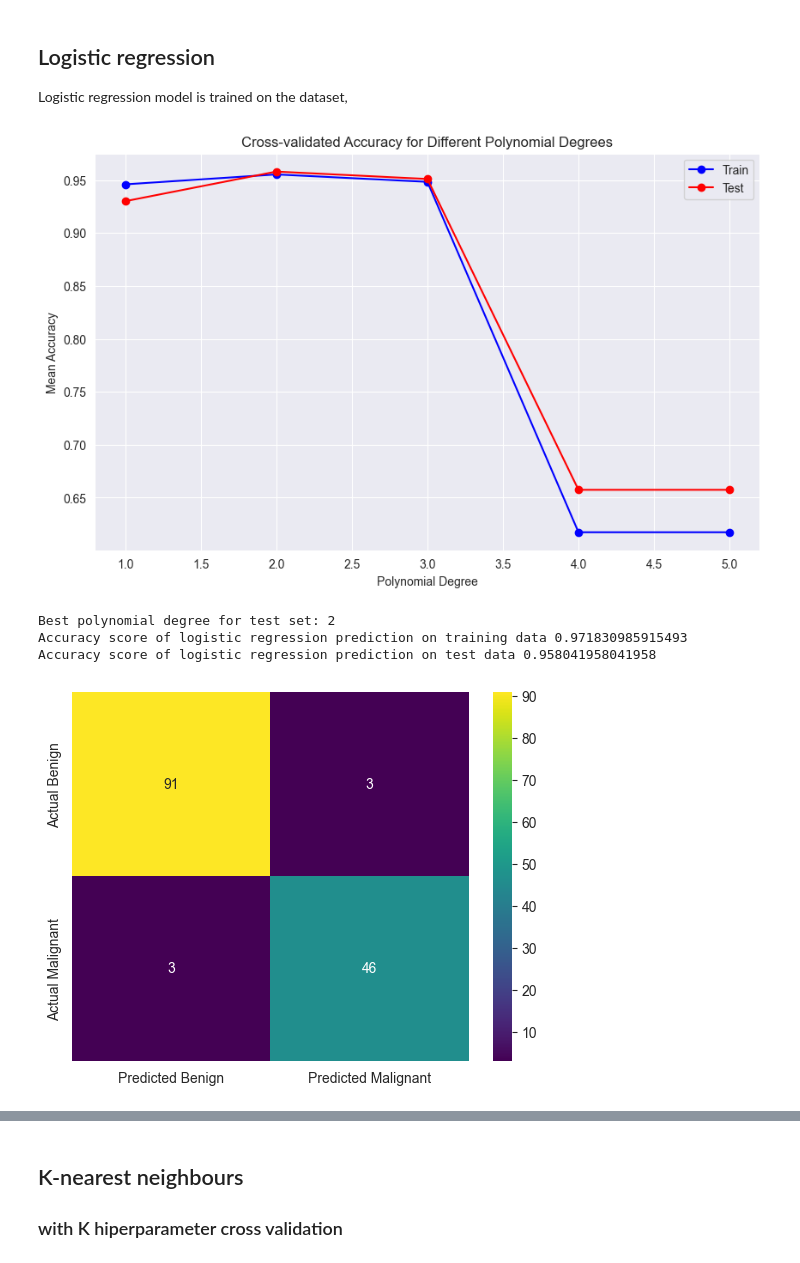
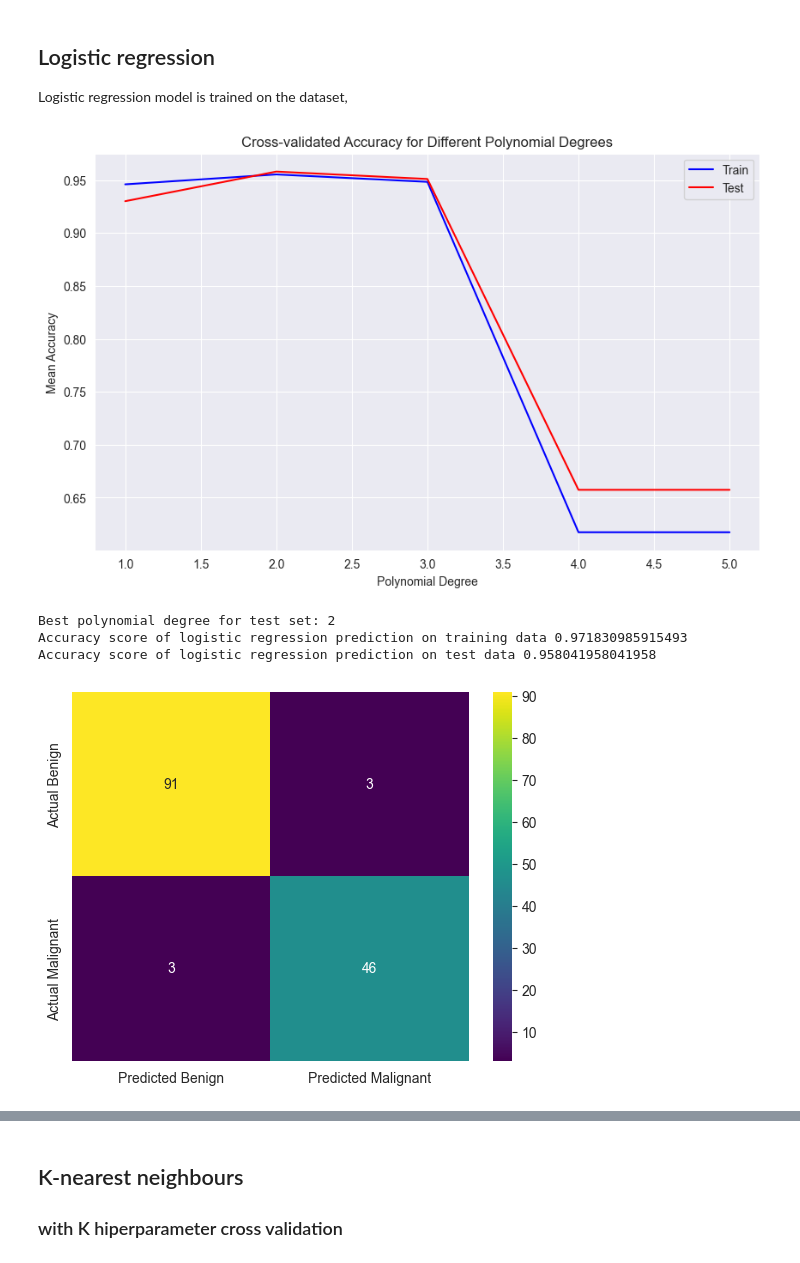
Before and after one commit to matijapavlovic8/breast-cancer-classification, a Jupyter notebook: breast-cancer-classification.ipynb, the cells around one changed output, grey strips where cells are left out. Drawn from its saved outputs; the diff is of its cells as text; code cells hidden in the pictures.

```diff
--- a/breast-cancer-classification.ipynb
+++ b/breast-cancer-classification.ipynb
@@ -366,6 +366,7 @@ X = replication_dataset.drop('diagnosis', axis=1)
 y = replication_dataset['diagnosis']
 
 X_train, X_test, y_train, y_test = train_test_split(X, y, train_size=0.75, test_size=0.25, random_state=13)
+acc_table_tr, acc_table_ts = [], []
 # %% [markdown]
 ## Logistic regression
 
@@ -410,43 +411,43 @@ for degree in degree_values:
 
 
 plt.figure(figsize=(10, 6))
-plt.plot(degree_values, mean_scores_train, marker='o', linestyle='-', color='b', label='Train')
-plt.plot(degree_values, mean_scores_test, marker='o', linestyle='-', color='r', label='Test')
+plt.plot(degree_values, mean_scores_train, color='b', label='Train')
+plt.plot(degree_values, mean_scores_test, color='r', label='Test')
 plt.title('Cross-validated Accuracy for Different Polynomial Degrees')
 plt.xlabel('Polynomial Degree')
 plt.ylabel('Mean Accuracy')
 plt.legend()
 plt.grid(True)
 plt.show()
 
 print(f"Best polynomial degree for test set: {best_degree}")
 
 lr = LogisticRegression()
 lr.fit(PolynomialFeatures(degree=best_degree).fit_transform(X_train), y_train)
 
 y_pred_tr = lr.predict(PolynomialFeatures(degree=best_degree).fit_transform(X_train))
 print(f'Accuracy score of logistic regression prediction on training data {accuracy_score(y_train, y_pred_tr)}')
-
+acc_table_tr.append(accuracy_score(y_train, y_pred_tr))
 y_pred = lr.predict(PolynomialFeatures(degree=best_degree).fit_transform(X_test))
 print(f'Accuracy score of logistic regression prediction on test data {accuracy_score(y_test, y_pred)}')
-
+acc_table_ts.append(accuracy_score(y_test, y_pred))
 conf_matrix = confusion_matrix(y_test, y_pred, labels=['B', 'M'])
 
 cm_heatmap_lr = sns.heatmap(conf_matrix, annot=True, fmt="d", cmap="viridis", cbar=True,
                          xticklabels=['Predicted Benign', 'Predicted Malignant'],
                          yticklabels=['Actual Benign', 'Actual Malignant'])
 plt.show()
 
 y_pred_proba = lr.predict_proba(PolynomialFeatures(degree=best_degree).fit_transform(X_test))[::,1]
 fpr, tpr, _ = metrics.roc_curve(y_test, y_pred_proba, pos_label='M')
 auc = metrics.roc_auc_score(y_test, y_pred_proba)
 plt.plot(fpr, tpr)
 plt.title("AUC/ROC curve")
 plt.xlabel("False positive rate")
 plt.ylabel("True positive rate")
 plt.show()
 # %% [output]
-[figure, old version]
+[figure, new version]
 Best polynomial degree for test set: 2
 Accuracy score of logistic regression prediction on training data 0.971830985915493
 Accuracy score of logistic regression prediction on test data 0.958041958041958
```
Also changed, not shown: parts of 6 cells of this notebook.
